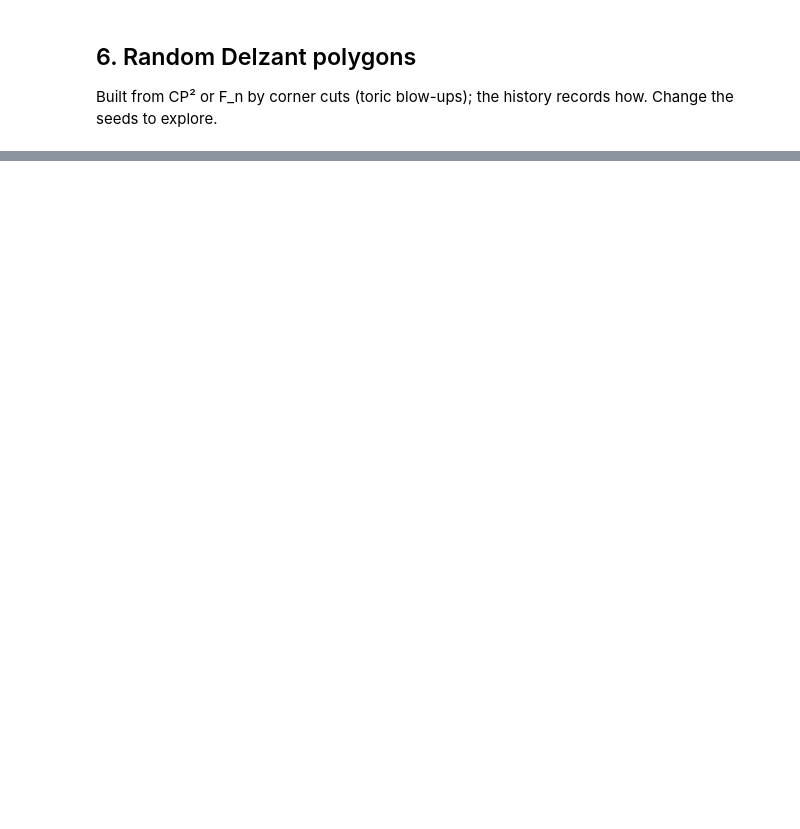
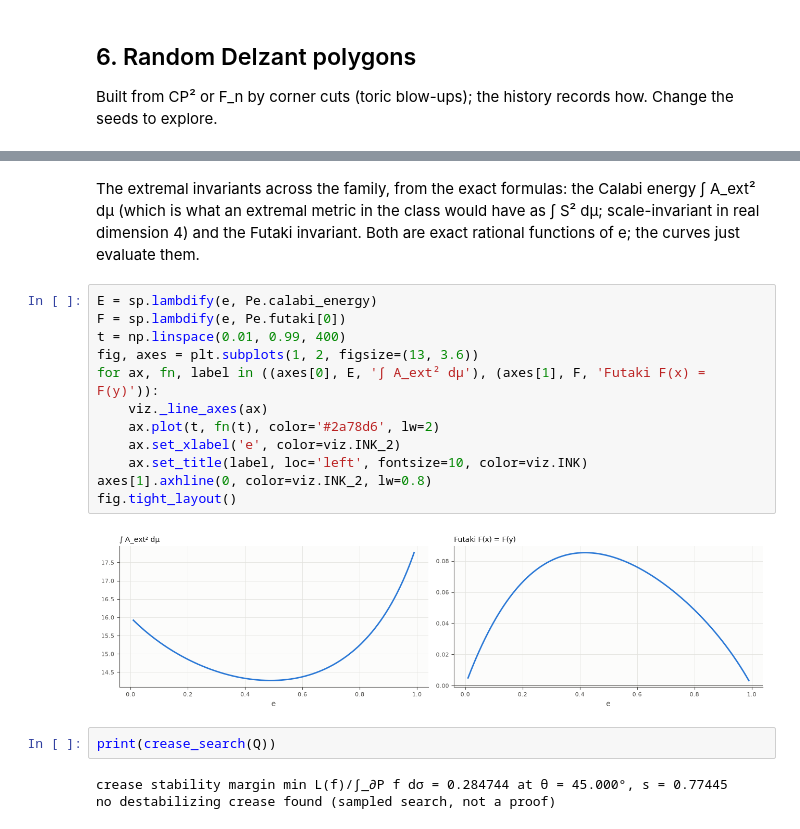
Before and after one commit to lapisetanima/toric-kahlers, a Jupyter notebook: notebooks/01_explore_polygon.ipynb, the cells around one changed output, grey strips where cells are left out. Saved outputs shown, nothing was run; the diff lists cells and outputs as text; blank space fills up the shorter version.

```diff
--- a/notebooks/01_explore_polygon.ipynb
+++ b/notebooks/01_explore_polygon.ipynb
@@ -184,0 +359,21 @@ print(crease_search(Q))
+# %% [markdown]
+The extremal invariants across the family, from the exact formulas: the Calabi energy ∫ A_ext² dμ (which is what an extremal metric in the class would have as ∫ S² dμ; scale-invariant in real dimension 4) and the Futaki invariant. Both are exact rational functions of e; the curves just evaluate them.
+# %%
+E = sp.lambdify(e, Pe.calabi_energy)
+F = sp.lambdify(e, Pe.futaki[0])
+t = np.linspace(0.01, 0.99, 400)
+fig, axes = plt.subplots(1, 2, figsize=(13, 3.6))
+for ax, fn, label in ((axes[0], E, '∫ A_ext² dμ'), (axes[1], F, 'Futaki F(x) = F(y)')):
+    viz._line_axes(ax)
+    ax.plot(t, fn(t), color='#2a78d6', lw=2)
+    ax.set_xlabel('e', color=viz.INK_2)
+    ax.set_title(label, loc='left', fontsize=10, color=viz.INK)
+axes[1].axhline(0, color=viz.INK_2, lw=0.8)
+fig.tight_layout()
+# %% [output]
+[figure, added]
+# %%
+print(crease_search(Q))
+# %% [output]
+crease stability margin min L(f)/∫_∂P f dσ = 0.284744 at θ = 45.000°, s = 0.77445
+no destabilizing crease found (sampled search, not a proof)
```
Also changed, not shown: parts of 26 cells of this notebook, 4 other files.
